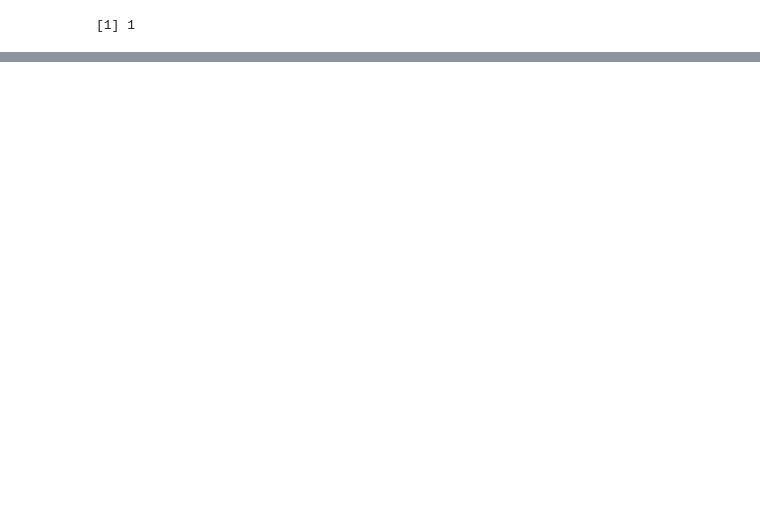
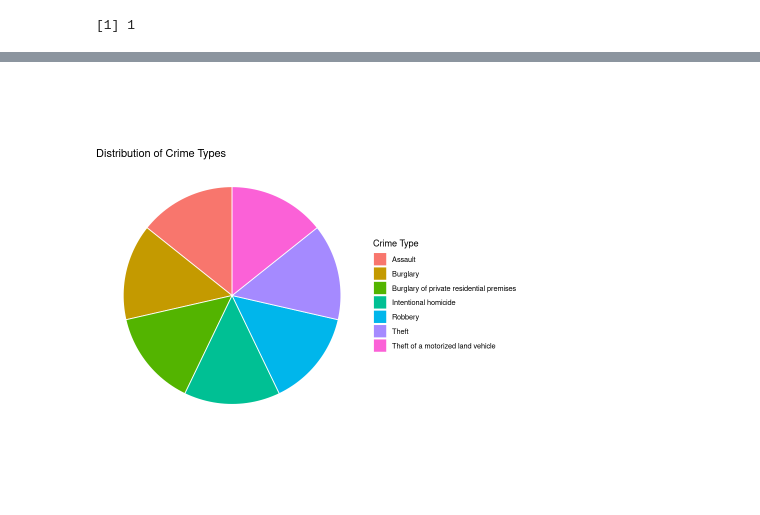
Before and after one commit to xsenyaaax/practicalStatistics, a Jupyter notebook: semestral-project.ipynb, the cells around one changed output, grey strips where cells are left out. Cells and saved outputs as stored; diff of their text form; code cells hidden in the pictures; blank space fills up the shorter version.

```diff
--- a/semestral-project.ipynb
+++ b/semestral-project.ipynb
@@ -64,0 +226,11 @@ A tibble: 17 × 6
+# %%
+pie_chart <- ggplot(czech_data, aes(x = "", fill = iccs)) +
+  geom_bar(width = 1, color = "white") +
+  coord_polar("y", start = 0) +
+  labs(fill = "Crime Type", title = "Distribution of Crime Types") +
+  theme_void()
+
+# Zobrazení grafu
+print(pie_chart)
+# %% [output]
+[figure, added]
```
Also changed, not shown: parts of 13 cells of this notebook, 14 other files.
